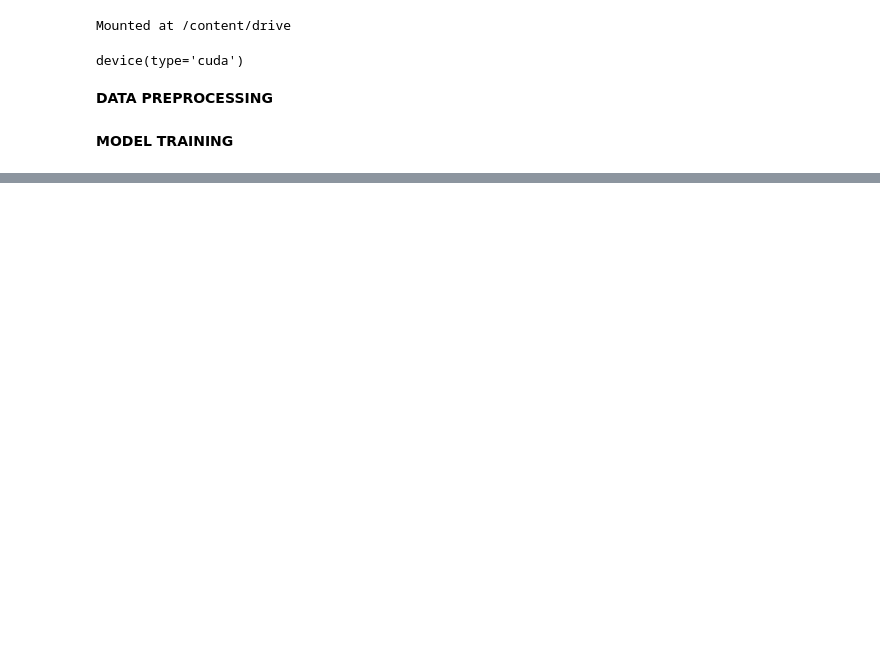
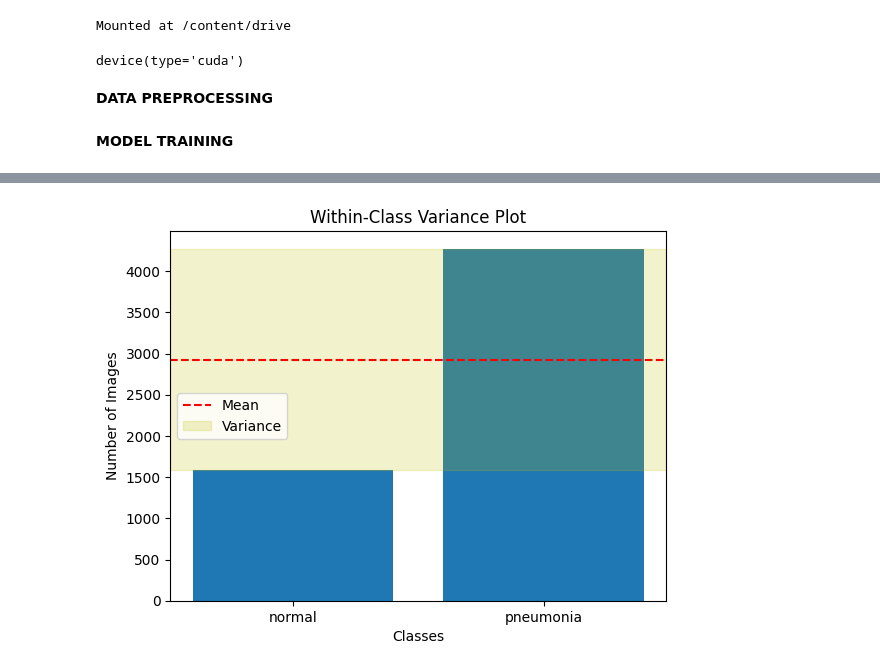
Before and after one commit to roshansadath/Medical-Image-Diagnosis-using-Convolutional-Neural-Networks, a Jupyter notebook: Simple Chest XRay/AlexNet.ipynb, the cells around one changed output, grey strips where cells are left out. Saved outputs shown, nothing was run; the diff lists cells and outputs as text; code cells hidden in the pictures; blank space fills up the shorter version.

```diff
--- a/Simple Chest XRay/AlexNet.ipynb
+++ b/Simple Chest XRay/AlexNet.ipynb
@@ -255,0 +93,5 @@ plt.show()
+# %%
+#Plot the Within-Class Variance of the dataset
+plot_within_class_variance(dataset)
+# %% [output]
+[figure, added]
```
Also changed, not shown: parts of 16 cells of this notebook.
